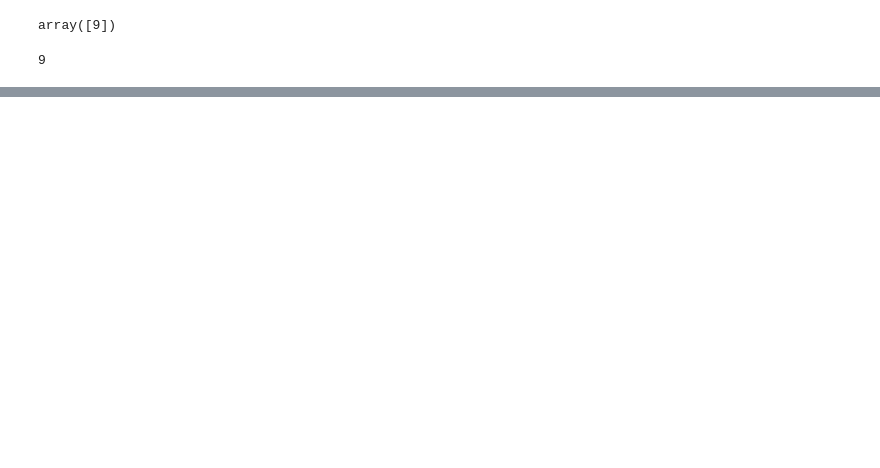
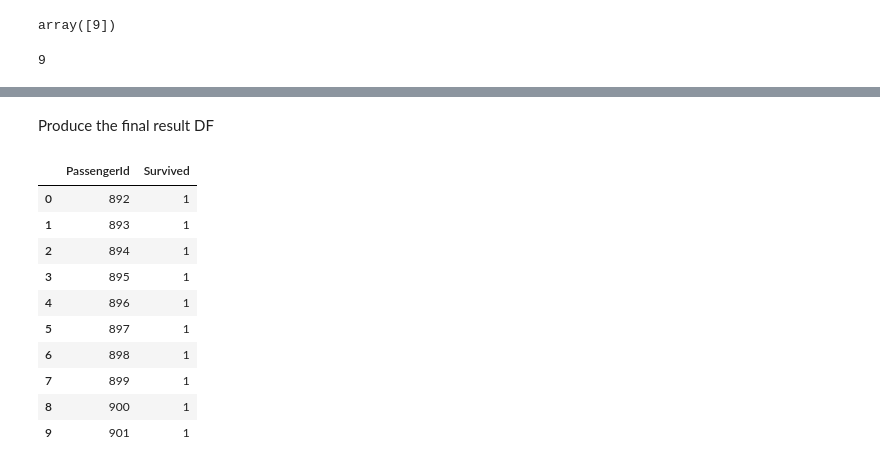
Before and after one commit to green-fox-academy/tedlsx, a Jupyter notebook: week-6/day-4/titanic.ipynb, the cells around one changed output, grey strips where cells are left out. Drawn from its saved outputs; the diff is of its cells as text; code cells hidden in the pictures; blank space fills up the shorter version.

```diff
--- a/week-6/day-4/titanic.ipynb
+++ b/week-6/day-4/titanic.ipynb
@@ -298,0 +366,15 @@ memory usage: 11.2 KB
+# %%
+gnb = GaussianNB()
+
+X = df_agefill.drop(columns = ["Survived"])
+X = pd.get_dummies(X, prefix_sep='_', drop_first=True)
+X["Parch_9"] = 0
+
+
+Y = df_agefill[["Survived"]]
+gnb.fit(X, Y)
+
+test = pd.get_dummies(df_farefill_xtest, prefix_sep='_', drop_first=True)
+# test
+gnb_pred = gnb.predict(test)
+gnb_pred
@@ -298,0 +402,20 @@ memory usage: 11.2 KB
+# %% [markdown]
+Produce the final result DF
+# %%
+x_test_file
+df_pred = pd.DataFrame(gnb_pred, columns =  ["Survived"])
+result = pd.concat([x_test_file["PassengerId"],df_pred ], axis=1, sort=False)
+result.head(10)
+result.info()
+# %% [output]
+|  | PassengerId | Survived |
+| 0 | 892 | 1 |
+| 1 | 893 | 1 |
+| 2 | 894 | 1 |
+| 3 | 895 | 1 |
+| 4 | 896 | 1 |
+| 5 | 897 | 1 |
+| 6 | 898 | 1 |
+| 7 | 899 | 1 |
+| 8 | 900 | 1 |
+| 9 | 901 | 1 |
```
Also changed, not shown: parts of 13 cells of this notebook, 1 other file.
